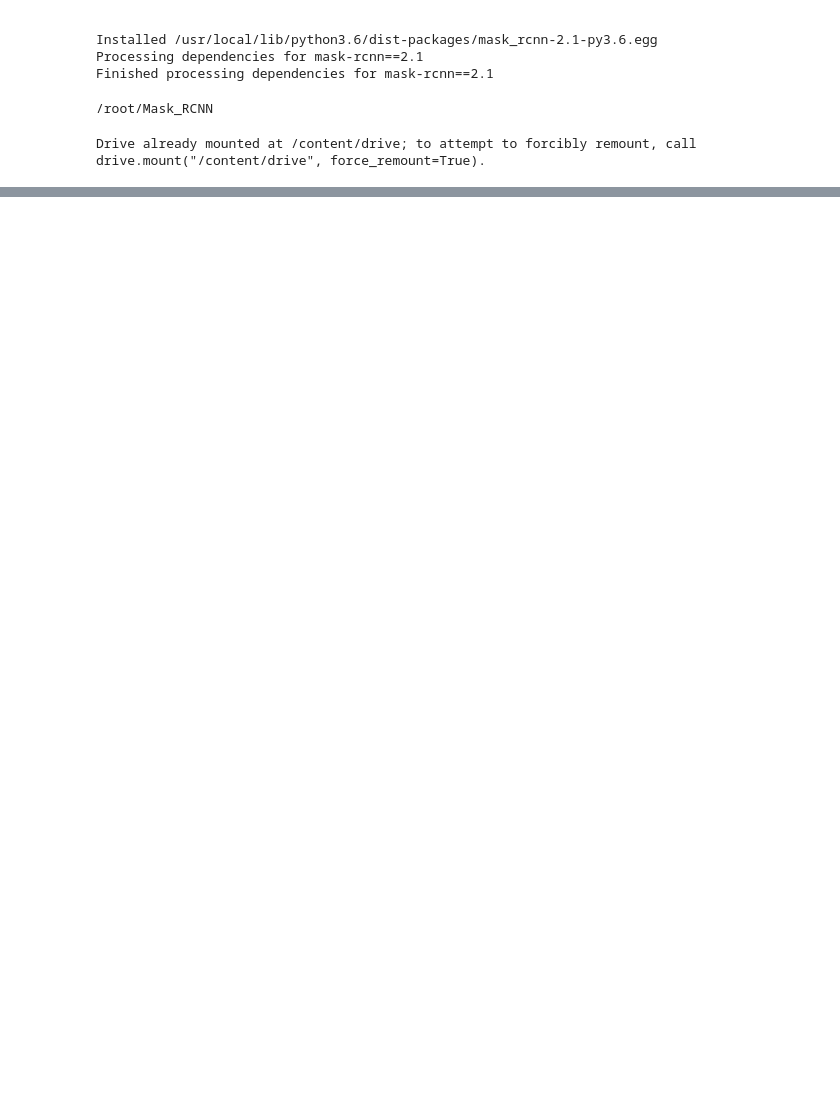
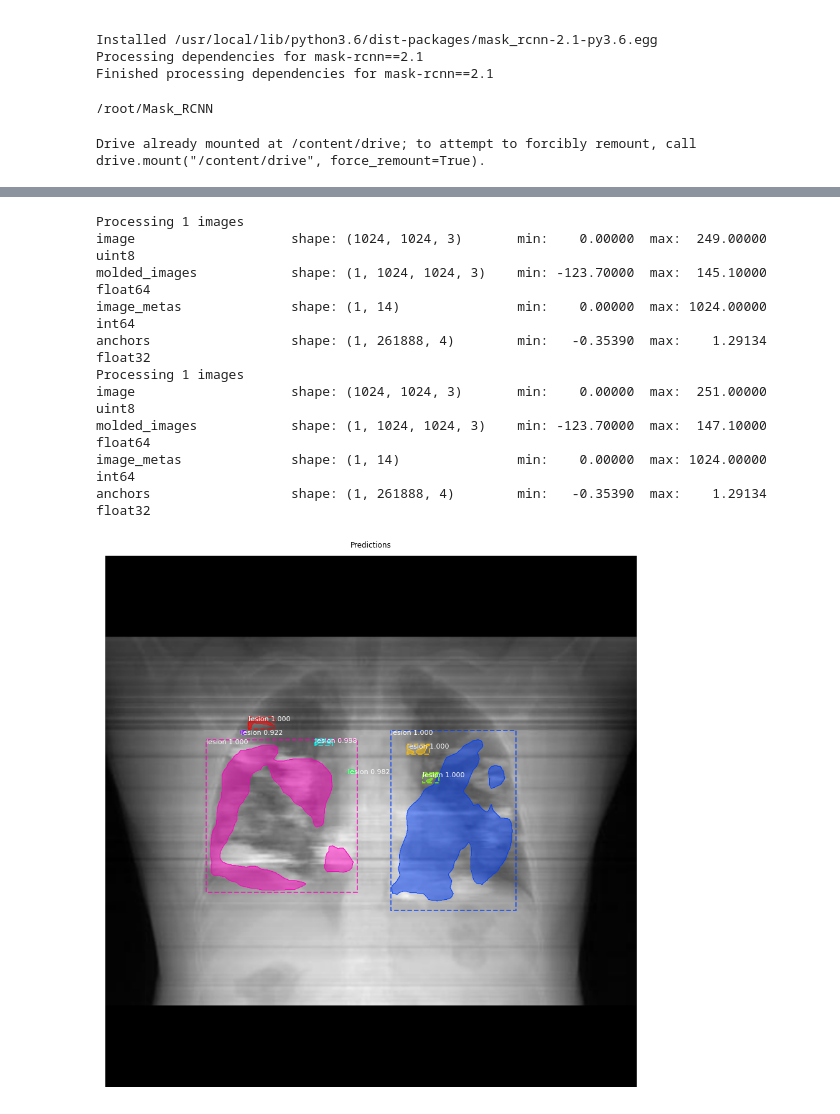
Before and after one commit to rvignav/CT2Xray, a Jupyter notebook: Segment.ipynb, the cells around one changed output, grey strips where cells are left out. Saved outputs shown, nothing was run; the diff lists cells and outputs as text; code cells hidden in the pictures; blank space fills up the shorter version.

```diff
--- a/Segment.ipynb
+++ b/Segment.ipynb
@@ -337,0 +339,25 @@ Overall DICE Coefficient: 0.3451744645836815
+# %%
+for i in range(2):
+  image_id = dataset.image_ids[i]
+  image, image_meta, gt_class_id, gt_bbox, gt_mask =\
+      modellib.load_image_gt(dataset, config, image_id, use_mini_mask=False)
+  info = dataset.image_info[image_id]
+  results = model.detect([image], verbose=1)
+  ax = get_ax(1)
+  r = results[0]
+
+  visualize.display_instances(image, r['rois'], r['masks'], r['class_ids'],
+                              dataset.class_names, r['scores'], ax=ax,
+                              title="Predictions")
+# %% [output]
+Processing 1 images
+image                    shape: (1024, 1024, 3)       min:    0.00000  max:  249.00000  uint8
+molded_images            shape: (1, 1024, 1024, 3)    min: -123.70000  max:  145.10000  float64
+image_metas              shape: (1, 14)               min:    0.00000  max: 1024.00000  int64
+anchors                  shape: (1, 261888, 4)        min:   -0.35390  max:    1.29134  float32
+Processing 1 images
+image                    shape: (1024, 1024, 3)       min:    0.00000  max:  251.00000  uint8
+molded_images            shape: (1, 1024, 1024, 3)    min: -123.70000  max:  147.10000  float64
+image_metas              shape: (1, 14)               min:    0.00000  max: 1024.00000  int64
+anchors                  shape: (1, 261888, 4)        min:   -0.35390  max:    1.29134  float32
+[figure, added]
```
Also changed, not shown: parts of 7 cells of this notebook.
